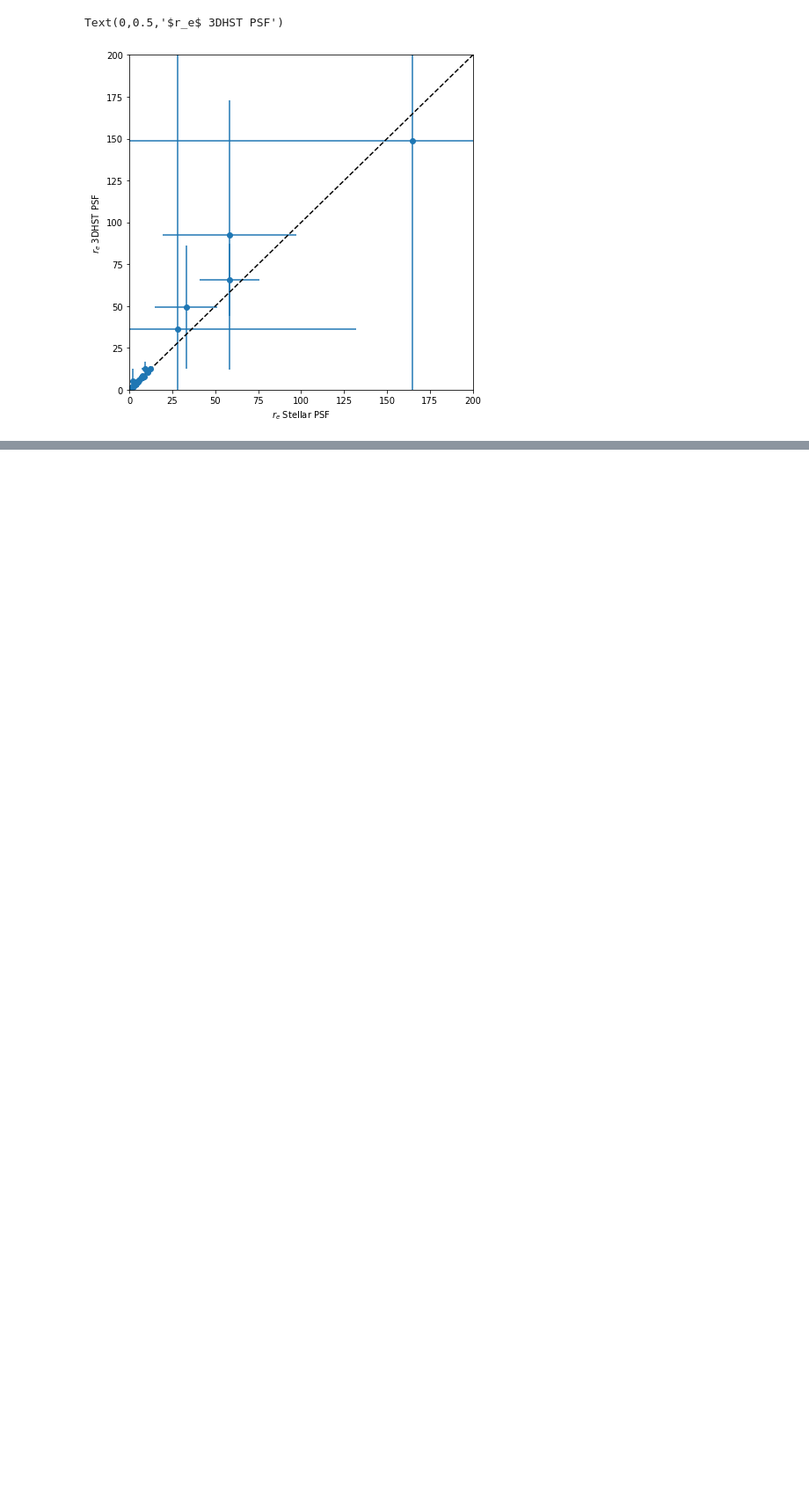
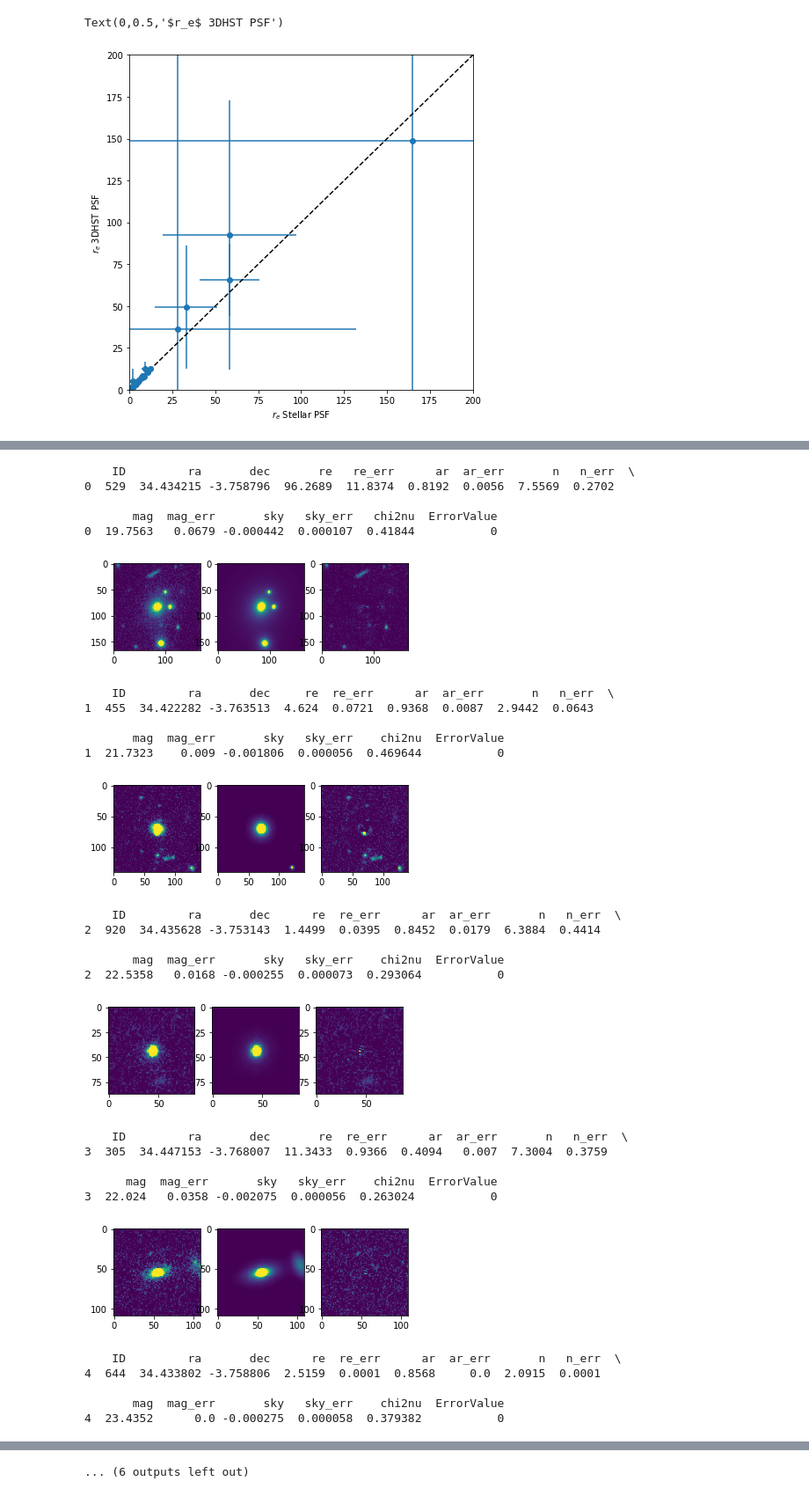
Before and after one commit to enoordeh/GalaxyPops, a Jupyter notebook: Analysis/HST/HST_galfit.ipynb, the cells around one changed output, grey strips where cells are left out. Shown at 88% size. Saved outputs shown, nothing was run; the diff lists cells and outputs as text; code cells hidden in the pictures; blank space fills up the shorter version.

Commit message:
Refit large error objects with larger cutout

```diff
--- a/Analysis/HST/HST_galfit.ipynb
+++ b/Analysis/HST/HST_galfit.ipynb
@@ -76,7 +76,7 @@ sky='Default'
 sky_INIT=0.00001
 sigma_file = '/sigma_rms_cps.fits'
 data_file = '/data_cps.fits'
-constraint_file = 'galfit_constr.txt' # Matches van der wel 2012 constraints
+constraint_file = '/data/emiln/XLSSC122_GalPops/Analysis/galfit_constr.txt' # Matches van der wel 2012 constraints
 # constr_file = 'none'
 badmask='none'
 save_name = None
@@ -231,0 +234,3 @@ Text(0,0.5,'$r_e$ 3DHST PSF')
+# %%
+large_err_df = dhst_df[dhst_df['re_err']/dhst_df['re']>0.2]
+large_err_df
@@ -231,0 +284,32 @@ Text(0,0.5,'$r_e$ 3DHST PSF')
+# %%
+params = {
+    'survey':'HST',
+    'fit_df':fit_df, # Dataframe with objects to be fit
+    'full_df':full_df, # Unfiltered source catalog used for fitting neighbours
+    'width':width, # Fitting region width in pixels
+    'HLRwidth':HLRwidth, # Fitting region width in # of HLR
+    'sigma_file':sigma_file, # Filename of sigma maps for sources
+    'data_file':data_file, # Filename for data cutouts for each source
+    'PSF_file':psf_file, # File_name of PSF to be used
+    'usePSF':True, # Use PSF in fitting?
+    'timeout':timeout, # Max runtime per object in seconds
+    'PSFf':PSFf, # Fine sampling factor
+    'verbose':verbose, # Verbose mode
+    'PA_INIT':PA_INIT, # Initial position angle
+    'AR_INIT':AR_INIT, # Initial axis ratio
+    'MAG_INIT':MAG_INIT, # Initial magnitude
+    'convbox':convbox, # Region to convolve PSF with in pixels (i.e. '100 100')
+    'ZP':ZP, # Zeropoint
+    'constraint_file':constraint_file, # Galfit constraint filename
+    'image_width':image_width, # Size of data+sigma images being used (200 for COSMOS cutouts)
+    'useDYNMAG':DYNMAG, # Initialize magnitudes from catalog?
+    'badmask':badmask, # filename for bad pixel mask
+    'fitMagnitude':fitMagnitude, # Fit magnitudes?
+    'sky':sky, # Sky fitting mode for galfit (i.e. 'default')
+    'sky_INIT':sky_INIT, # Initial sky level
+    'neighbourMagThresh':neighbourMagThresh, # Additional magnitude threshhold to fit neighbours (i.e. 3 -> only neighbours with mag < source_mag+3 are fit)
+    'df_name': df_name, # Descriptive name of catalog being fit
+    'save_name':save_name # Filename to save results to, overrides default
+}
+# %%
+new_df, savename = gfh.run_galfit_parallel(params,**params) # Feeds in unwrapped params as well as a copy to be passed as kwargs to sub functions
@@ -231,0 +349,34 @@ Text(0,0.5,'$r_e$ 3DHST PSF')
+# %%
+# Plot fits by ID
+for ID in fit_df['ID']:
+    gfh.plot_by_ID(ID,save_name=savename,survey='HST')
+# %% [output]
+    ID         ra       dec       re   re_err      ar  ar_err       n   n_err  \
+0  529  34.434215 -3.758796  96.2689  11.8374  0.8192  0.0056  7.5569  0.2702
+
+       mag  mag_err       sky   sky_err   chi2nu  ErrorValue
+0  19.7563   0.0679 -0.000442  0.000107  0.41844           0
+[figure, added]
+    ID         ra       dec     re  re_err      ar  ar_err       n   n_err  \
+1  455  34.422282 -3.763513  4.624  0.0721  0.9368  0.0087  2.9442  0.0643
+
+       mag  mag_err       sky   sky_err    chi2nu  ErrorValue
+1  21.7323    0.009 -0.001806  0.000056  0.469644           0
+[figure, added]
+    ID         ra       dec      re  re_err      ar  ar_err       n   n_err  \
+2  920  34.435628 -3.753143  1.4499  0.0395  0.8452  0.0179  6.3884  0.4414
+
+       mag  mag_err       sky   sky_err    chi2nu  ErrorValue
+2  22.5358   0.0168 -0.000255  0.000073  0.293064           0
+[figure, added]
+    ID         ra       dec       re  re_err      ar  ar_err       n   n_err  \
+3  305  34.447153 -3.768007  11.3433  0.9366  0.4094   0.007  7.3004  0.3759
+
+      mag  mag_err       sky   sky_err    chi2nu  ErrorValue
+3  22.024   0.0358 -0.002075  0.000056  0.263024           0
+[figure, added]
+    ID         ra       dec      re  re_err      ar  ar_err       n   n_err  \
+4  644  34.433802 -3.758806  2.5159  0.0001  0.8568     0.0  2.0915  0.0001
+
+       mag  mag_err       sky   sky_err    chi2nu  ErrorValue
+4  23.4352      0.0 -0.000275  0.000058  0.379382           0
@@ -231,0 +390 @@ Text(0,0.5,'$r_e$ 3DHST PSF')
+... (6 outputs left out)
```
Also changed, not shown: parts of 11 cells of this notebook, 2 other files.
